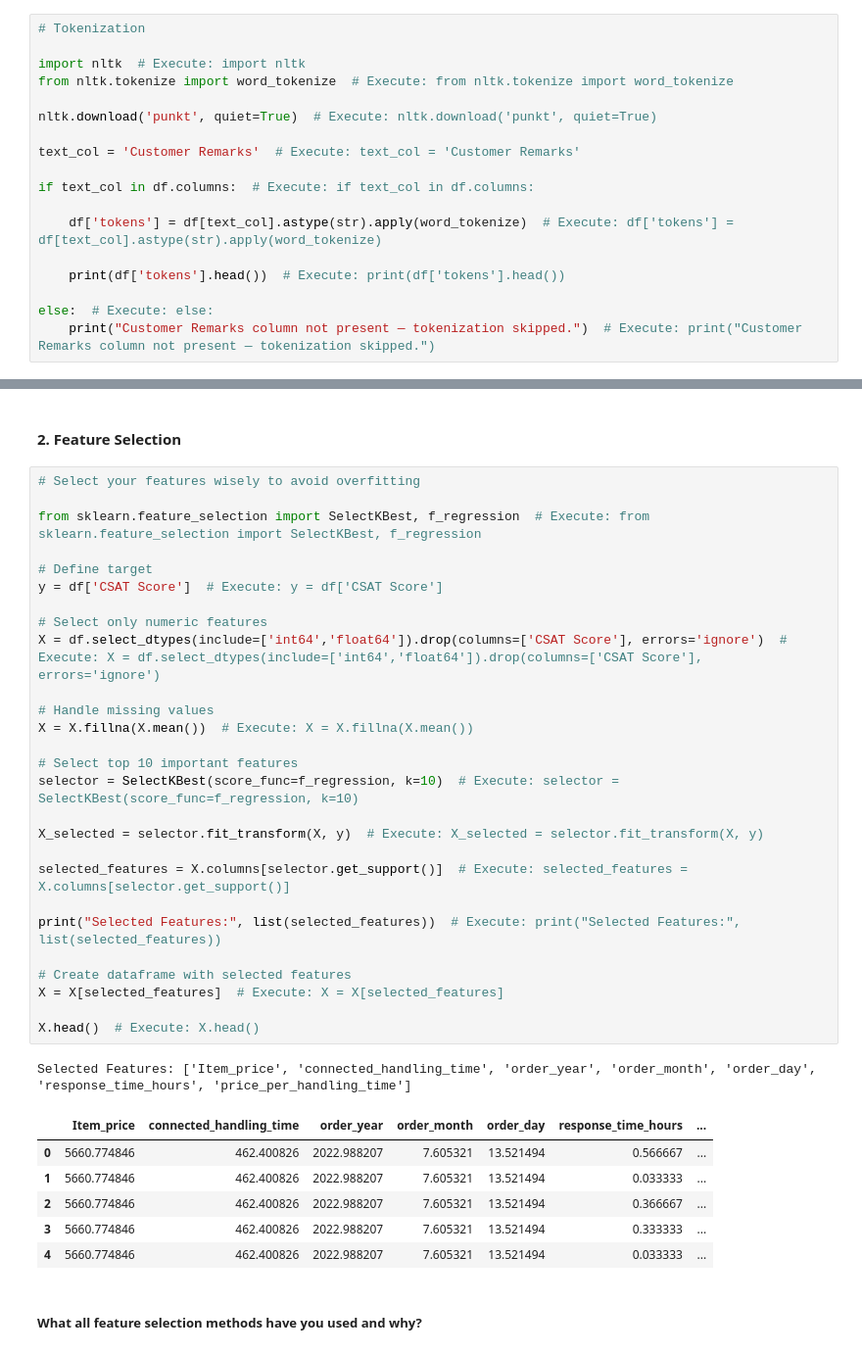
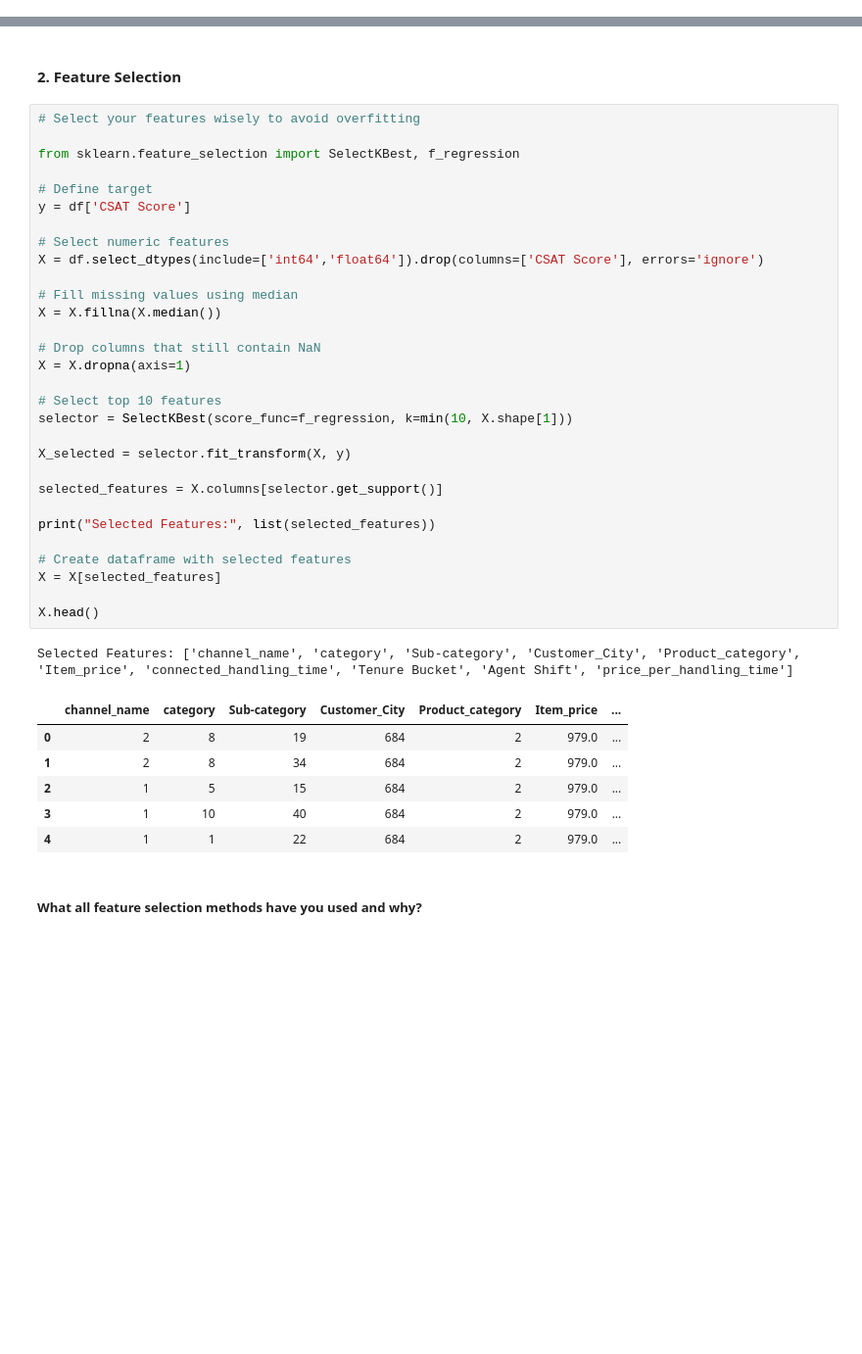
Before and after one commit to Pheonix1330/better-next-sitemap, a Jupyter notebook: Sample_ML_Submission_Template.ipynb, the cells around one changed output, grey strips where cells are left out. Shown at 98% size. Cells and saved outputs as stored; diff of their text form; blank space fills up the shorter version.

```diff
--- a/Sample_ML_Submission_Template.ipynb
+++ b/Sample_ML_Submission_Template.ipynb
@@ -1226,20 +1344,2 @@ Name: Customer Remarks, dtype: object
 # %% [markdown]
 #### 7. Tokenization
-# %%
-# Tokenization
-
-import nltk  # Execute: import nltk
-from nltk.tokenize import word_tokenize  # Execute: from nltk.tokenize import word_tokenize
-
-nltk.download('punkt', quiet=True)  # Execute: nltk.download('punkt', quiet=True)
-
-text_col = 'Customer Remarks'  # Execute: text_col = 'Customer Remarks'
-
-if text_col in df.columns:  # Execute: if text_col in df.columns:
-
-    df['tokens'] = df[text_col].astype(str).apply(word_tokenize)  # Execute: df['tokens'] = df[text_col].astype(str).apply(word_tokenize)
-
-    print(df['tokens'].head())  # Execute: print(df['tokens'].head())
-
-else:  # Execute: else:
-    print("Customer Remarks column not present — tokenization skipped.")  # Execute: print("Customer Remarks column not present — tokenization skipped.")
@@ -1426,38 +1621,41 @@ Dropped highly correlated columns: []
 # %%
 # Select your features wisely to avoid overfitting
 
-from sklearn.feature_selection import SelectKBest, f_regression  # Execute: from sklearn.feature_selection import SelectKBest, f_regression
+from sklearn.feature_selection import SelectKBest, f_regression
 
 # Define target
-y = df['CSAT Score']  # Execute: y = df['CSAT Score']
+y = df['CSAT Score']
 
-# Select only numeric features
-X = df.select_dtypes(include=['int64','float64']).drop(columns=['CSAT Score'], errors='ignore')  # Execute: X = df.select_dtypes(include=['int64','float64']).drop(columns=['CSAT Score'], errors='ignore')
+# Select numeric features
+X = df.select_dtypes(include=['int64','float64']).drop(columns=['CSAT Score'], errors='ignore')
 
-# Handle missing values
-X = X.fillna(X.mean())  # Execute: X = X.fillna(X.mean())
+# Fill missing values using median
+X = X.fillna(X.median())
 
-# Select top 10 important features
-selector = SelectKBest(score_func=f_regression, k=10)  # Execute: selector = SelectKBest(score_func=f_regression, k=10)
+# Drop columns that still contain NaN
+X = X.dropna(axis=1)
 
-X_selected = selector.fit_transform(X, y)  # Execute: X_selected = selector.fit_transform(X, y)
+# Select top 10 features
+selector = SelectKBest(score_func=f_regression, k=min(10, X.shape[1]))
 
-selected_features = X.columns[selector.get_support()]  # Execute: selected_features = X.columns[selector.get_support()]
+X_selected = selector.fit_transform(X, y)
 
-print("Selected Features:", list(selected_features))  # Execute: print("Selected Features:", list(selected_features))
+selected_features = X.columns[selector.get_support()]
+
+print("Selected Features:", list(selected_features))
 
 # Create dataframe with selected features
-X = X[selected_features]  # Execute: X = X[selected_features]
+X = X[selected_features]
 
-X.head()  # Execute: X.head()
+X.head()
 # %% [output]
-Selected Features: ['Item_price', 'connected_handling_time', 'order_year', 'order_month', 'order_day', 'response_time_hours', 'price_per_handling_time']
+Selected Features: ['channel_name', 'category', 'Sub-category', 'Customer_City', 'Product_category', 'Item_price', 'connected_handling_time', 'Tenure Bucket', 'Agent Shift', 'price_per_handling_time']
-|  | Item_price | connected_handling_time | order_year | order_month | order_day | response_time_hours | ... |
-| 0 | 5660.774846 | 462.400826 | 2022.988207 | 7.605321 | 13.521494 | 0.566667 | ... |
-| 1 | 5660.774846 | 462.400826 | 2022.988207 | 7.605321 | 13.521494 | 0.033333 | ... |
-| 2 | 5660.774846 | 462.400826 | 2022.988207 | 7.605321 | 13.521494 | 0.366667 | ... |
-| 3 | 5660.774846 | 462.400826 | 2022.988207 | 7.605321 | 13.521494 | 0.333333 | ... |
-| 4 | 5660.774846 | 462.400826 | 2022.988207 | 7.605321 | 13.521494 | 0.033333 | ... |
+|  | channel_name | category | Sub-category | Customer_City | Product_category | Item_price | ... |
+| 0 | 2 | 8 | 19 | 684 | 2 | 979.0 | ... |
+| 1 | 2 | 8 | 34 | 684 | 2 | 979.0 | ... |
+| 2 | 1 | 5 | 15 | 684 | 2 | 979.0 | ... |
+| 3 | 1 | 10 | 40 | 684 | 2 | 979.0 | ... |
+| 4 | 1 | 1 | 22 | 684 | 2 | 979.0 | ... |
 # %% [markdown]
 ##### What all feature selection methods have you used  and why?
 # %% [markdown]
```
Also changed, not shown: parts of 50 cells of this notebook.
